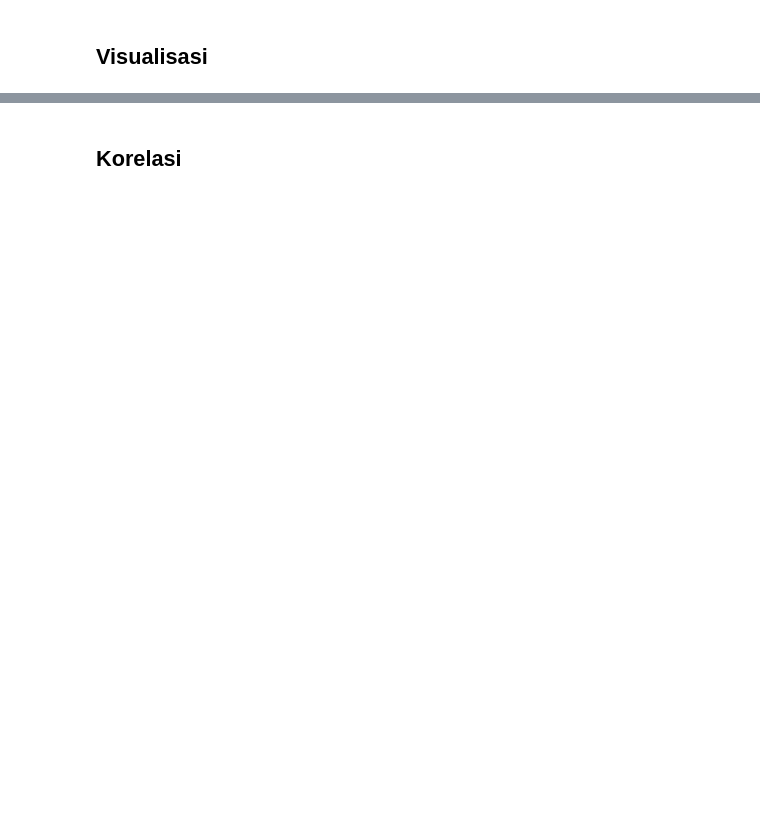
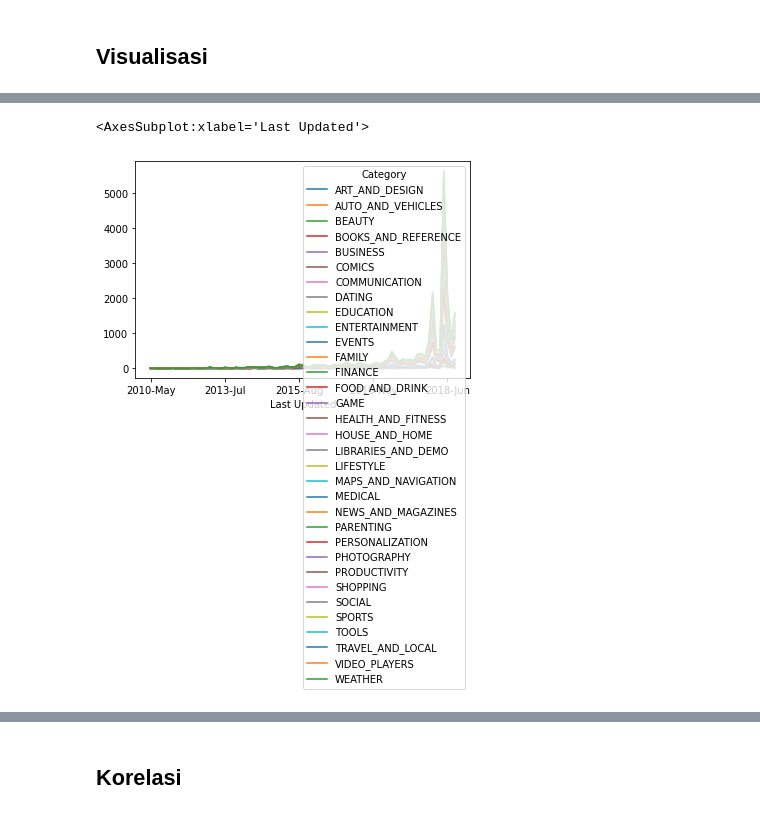
Before and after one commit to msyahrulsp/TuBesPengKom2, a Jupyter notebook: TuBes.ipynb, the cells around one changed output, grey strips where cells are left out. Drawn from its saved outputs; the diff is of its cells as text; code cells hidden in the pictures; blank space fills up the shorter version.

```diff
--- a/TuBes.ipynb
+++ b/TuBes.ipynb
@@ -117,0 +213,6 @@ df.groupby(["Category"])["Reviews", "Size", "Rating"].mean().sort_values(by=["Re
+# %%
+df2 = df.groupby(["Last Updated", "Category"])["Rating"].sum().unstack()
+df2.plot(kind="line", stacked=True)
+# %% [output]
+<AxesSubplot:xlabel='Last Updated'>
+[figure, added]
```
Also changed, not shown: parts of 18 cells of this notebook.
